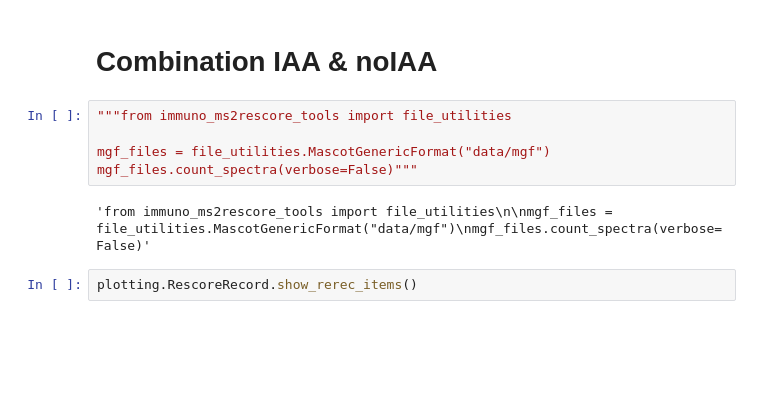
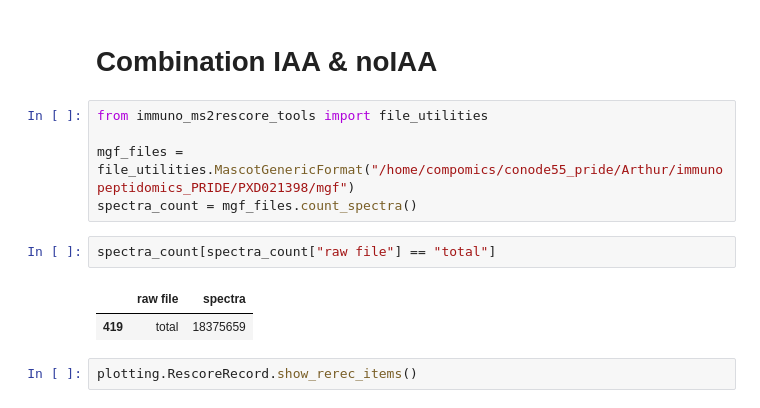
Before and after one commit to compomics/ms2rescore-immunopeptidomics-manuscript, a Jupyter notebook: notebooks/MS2rescore_output_analysis.ipynb, the cells around one changed output. Drawn from its saved outputs; the diff is of its cells as text; blank space fills up the shorter version.

```diff
--- a/notebooks/MS2rescore_output_analysis.ipynb
+++ b/notebooks/MS2rescore_output_analysis.ipynb
@@ -164,12 +165,15 @@ searchengine_A.df = original_searchengine
 # %% [markdown]
 # Combination IAA & noIAA
 # %%
-"""from immuno_ms2rescore_tools import file_utilities
+from immuno_ms2rescore_tools import file_utilities
 
-mgf_files = file_utilities.MascotGenericFormat("data/mgf")
-mgf_files.count_spectra(verbose=False)"""
+mgf_files = file_utilities.MascotGenericFormat("/home/compomics/conode55_pride/Arthur/immunopeptidomics_PRIDE/PXD021398/mgf")
+spectra_count = mgf_files.count_spectra()
-# %% [output]
-'from immuno_ms2rescore_tools import file_utilities\n\nmgf_files = file_utilities.MascotGenericFormat("data/mgf")\nmgf_files.count_spectra(verbose=False)'
+# %%
+spectra_count[spectra_count["raw file"] == "total"]
+# %% [output]
+|  | raw file | spectra |
+| 419 | total | 18375659 |
 # %%
 plotting.RescoreRecord.show_rerec_items()
 # %% [output]
```
Also changed, not shown: parts of 32 cells of this notebook, 16 other files.
